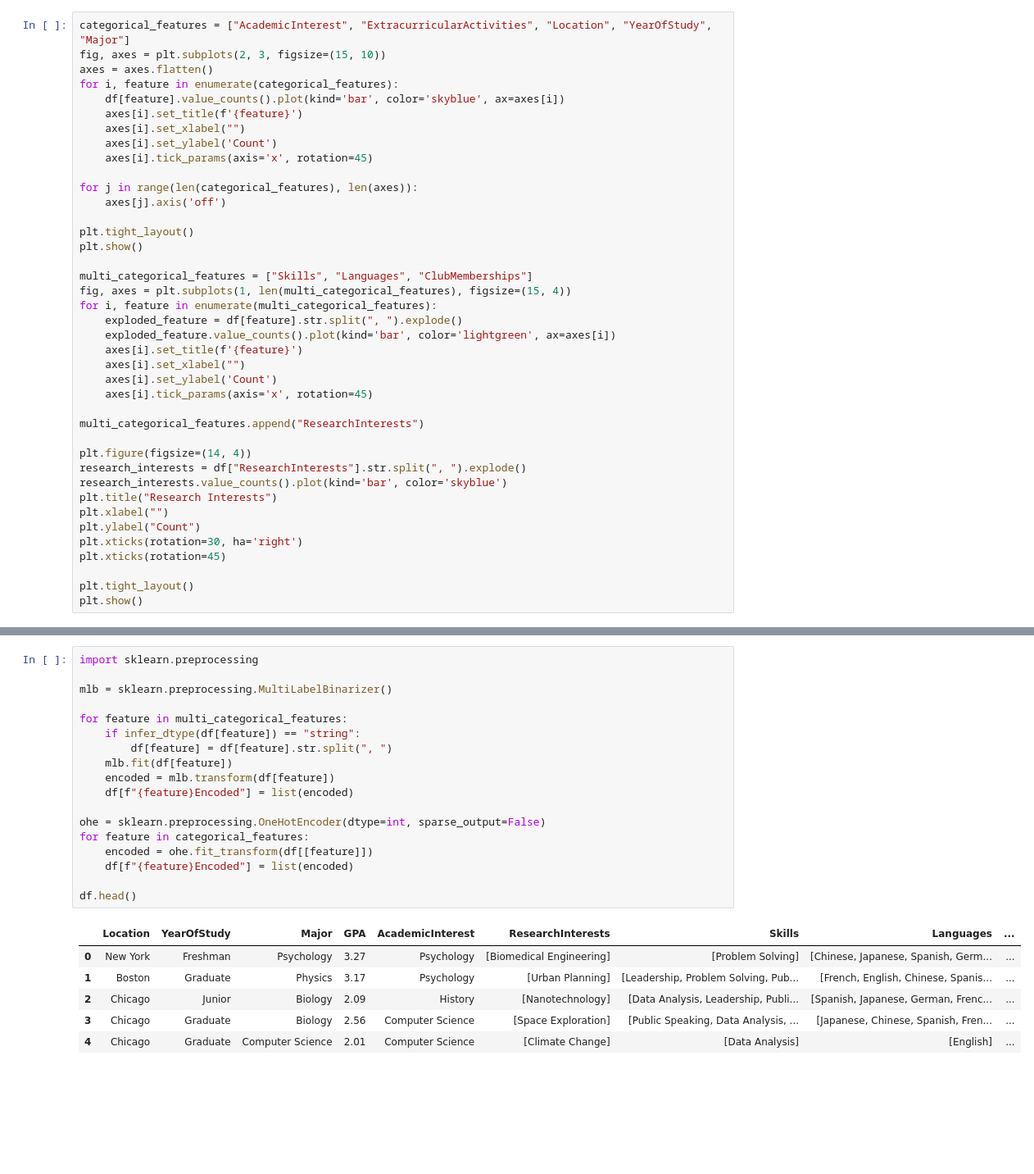
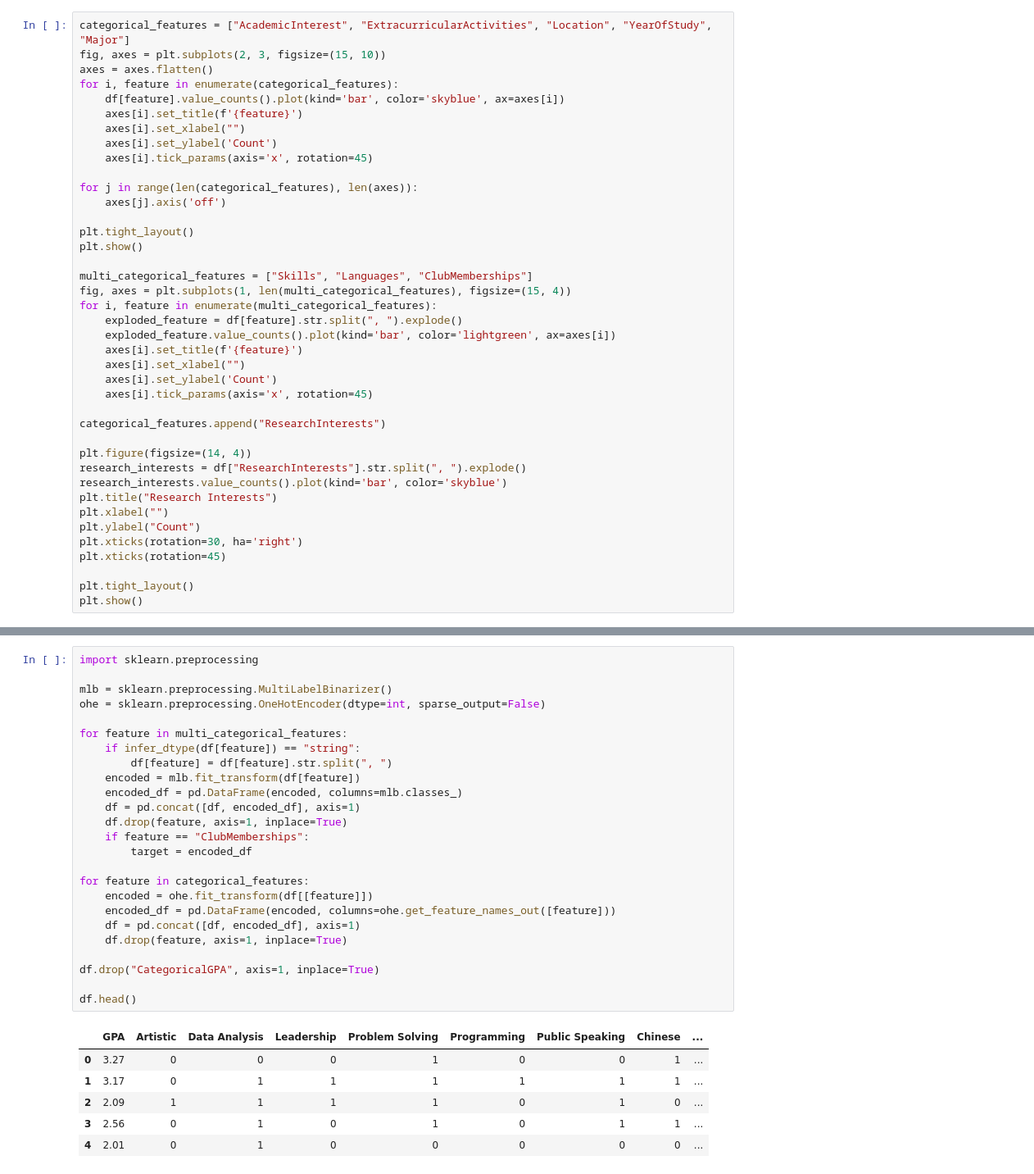
Before and after one commit to noahvezina26/student-clubs-ml, a Jupyter notebook: project.ipynb, the cells around one changed output, grey strips where cells are left out. Shown at 82% size. Cells and saved outputs as stored; diff of their text form; blank space fills up the shorter version.

```diff
--- a/project.ipynb
+++ b/project.ipynb
@@ -223,7 +223,7 @@ for i, feature in enumerate(multi_categorical_features):
     axes[i].set_ylabel('Count')
     axes[i].tick_params(axis='x', rotation=45)
 
-multi_categorical_features.append("ResearchInterests")
+categorical_features.append("ResearchInterests")
 
 plt.figure(figsize=(14, 4))
 research_interests = df["ResearchInterests"].str.split(", ").explode()
@@ -398,28 +398,35 @@ Now we can encode our categorical values. For our multi value categorical featur
 # %%
 import sklearn.preprocessing
 
 mlb = sklearn.preprocessing.MultiLabelBinarizer()
+ohe = sklearn.preprocessing.OneHotEncoder(dtype=int, sparse_output=False)
 
 for feature in multi_categorical_features:
     if infer_dtype(df[feature]) == "string":
         df[feature] = df[feature].str.split(", ")
-    mlb.fit(df[feature])
-    encoded = mlb.transform(df[feature])
-    df[f"{feature}Encoded"] = list(encoded)
+    encoded = mlb.fit_transform(df[feature])
+    encoded_df = pd.DataFrame(encoded, columns=mlb.classes_)
+    df = pd.concat([df, encoded_df], axis=1)
+    df.drop(feature, axis=1, inplace=True)
+    if feature == "ClubMemberships":
+        target = encoded_df
 
-ohe = sklearn.preprocessing.OneHotEncoder(dtype=int, sparse_output=False)
 for feature in categorical_features:
     encoded = ohe.fit_transform(df[[feature]])
-    df[f"{feature}Encoded"] = list(encoded)
+    encoded_df = pd.DataFrame(encoded, columns=ohe.get_feature_names_out([feature]))
+    df = pd.concat([df, encoded_df], axis=1)
+    df.drop(feature, axis=1, inplace=True)
+
+df.drop("CategoricalGPA", axis=1, inplace=True)
 
 df.head()
 # %% [output]
-|  | Location | YearOfStudy | Major | GPA | AcademicInterest | ResearchInterests | Skills | Languages | ... |
-| 0 | New York | Freshman | Psychology | 3.27 | Psychology | [Biomedical Engineering] | [Problem Solving] | [Chinese, Japanese, Spanish, Germ... | ... |
-| 1 | Boston | Graduate | Physics | 3.17 | Psychology | [Urban Planning] | [Leadership, Problem Solving, Pub... | [French, English, Chinese, Spanis... | ... |
-| 2 | Chicago | Junior | Biology | 2.09 | History | [Nanotechnology] | [Data Analysis, Leadership, Publi... | [Spanish, Japanese, German, Frenc... | ... |
-| 3 | Chicago | Graduate | Biology | 2.56 | Computer Science | [Space Exploration] | [Public Speaking, Data Analysis, ... | [Japanese, Chinese, Spanish, Fren... | ... |
-| 4 | Chicago | Graduate | Computer Science | 2.01 | Computer Science | [Climate Change] | [Data Analysis] | [English] | ... |
+|  | GPA | Artistic | Data Analysis | Leadership | Problem Solving | Programming | Public Speaking | Chinese | ... |
+| 0 | 3.27 | 0 | 0 | 0 | 1 | 0 | 0 | 1 | ... |
+| 1 | 3.17 | 0 | 1 | 1 | 1 | 1 | 1 | 1 | ... |
+| 2 | 2.09 | 1 | 1 | 1 | 1 | 0 | 1 | 0 | ... |
+| 3 | 2.56 | 0 | 1 | 0 | 1 | 0 | 1 | 1 | ... |
+| 4 | 2.01 | 0 | 1 | 0 | 0 | 0 | 0 | 0 | ... |
 # %% [markdown]
 ### Model Research
 One vs rest logistic regression
```
Also changed, not shown: parts of 2 cells of this notebook.
